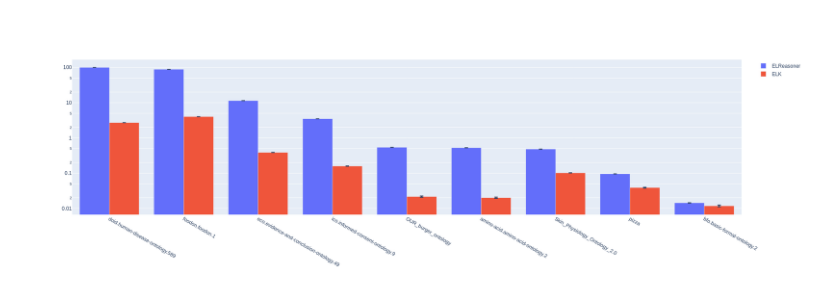
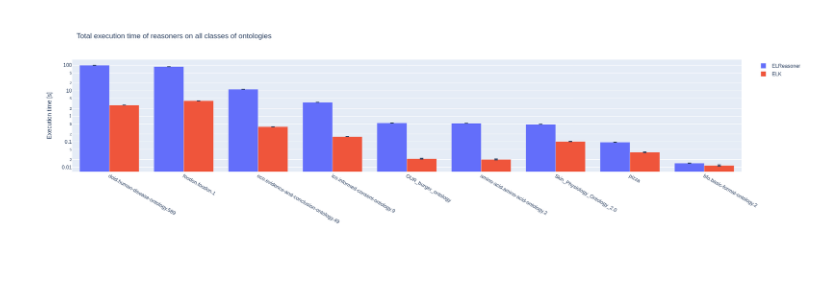
Before and after one commit to matercomus/KR_2023_G8, a Jupyter notebook: reasoner/Results_analysis.ipynb, the cells around one changed output. Cells and saved outputs as stored; diff of their text form; code cells hidden in the pictures; blank space fills up the shorter version.

Commit message:
added tiletls to totoal proc log graph

```diff
--- a/reasoner/Results_analysis.ipynb
+++ b/reasoner/Results_analysis.ipynb
@@ -53,32 +43,33 @@ is_categorical_dtype is deprecated and will be removed in a future version. Use
 # %%
 import plotly.graph_objects as go
 import plotly.io as py
 
 fig = go.Figure()
 
 # Get the unique reasoners from the DataFrame
 unique_reasoners = df['Reasoner'].unique()
 
 for reasoner in unique_reasoners:
     # Filter the DataFrame for each reasoner
     df_reasoner = df[df['Reasoner'] == reasoner]
 
     fig.add_trace(go.Bar(
         name=reasoner,
         x=df_reasoner['ontology'],
         y=df_reasoner['Total Time'],
         error_y=dict(type='data', array=df_reasoner['std_dev']),
     ))
 
 fig.update_layout(
+    title_text="Total execution time of reasoners on all classes of ontologies",  # Add title
     barmode='group',
     xaxis={'categoryorder':'array', 'categoryarray':df['ontology'].tolist()},
     autosize=False,
-    width=800,
-    height=600,
+    width=500,
+    height=500,
 )
-fig.update_yaxes(type="log")  # Update y-axis to log scale
+fig.update_yaxes(type="log", title_text="Execution time [s]")  # Update y-axis to log scale and add label
 # py.write_image(fig, 'all_onto_log_bar_with_error.png')
 fig.show()
 # %% [output]
-[figure, old version]
+[figure, new version]
```
Also changed, not shown: parts of 1 cell of this notebook.
